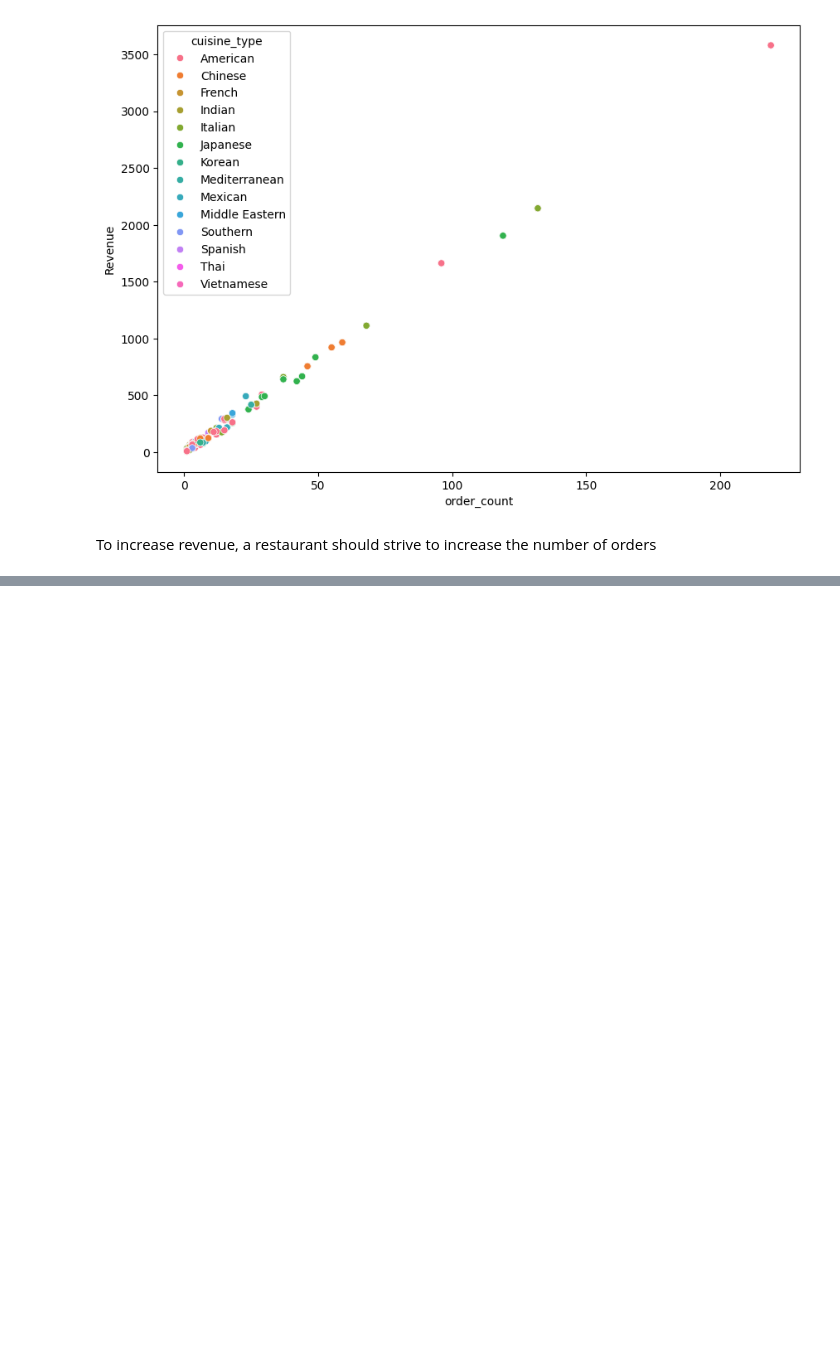
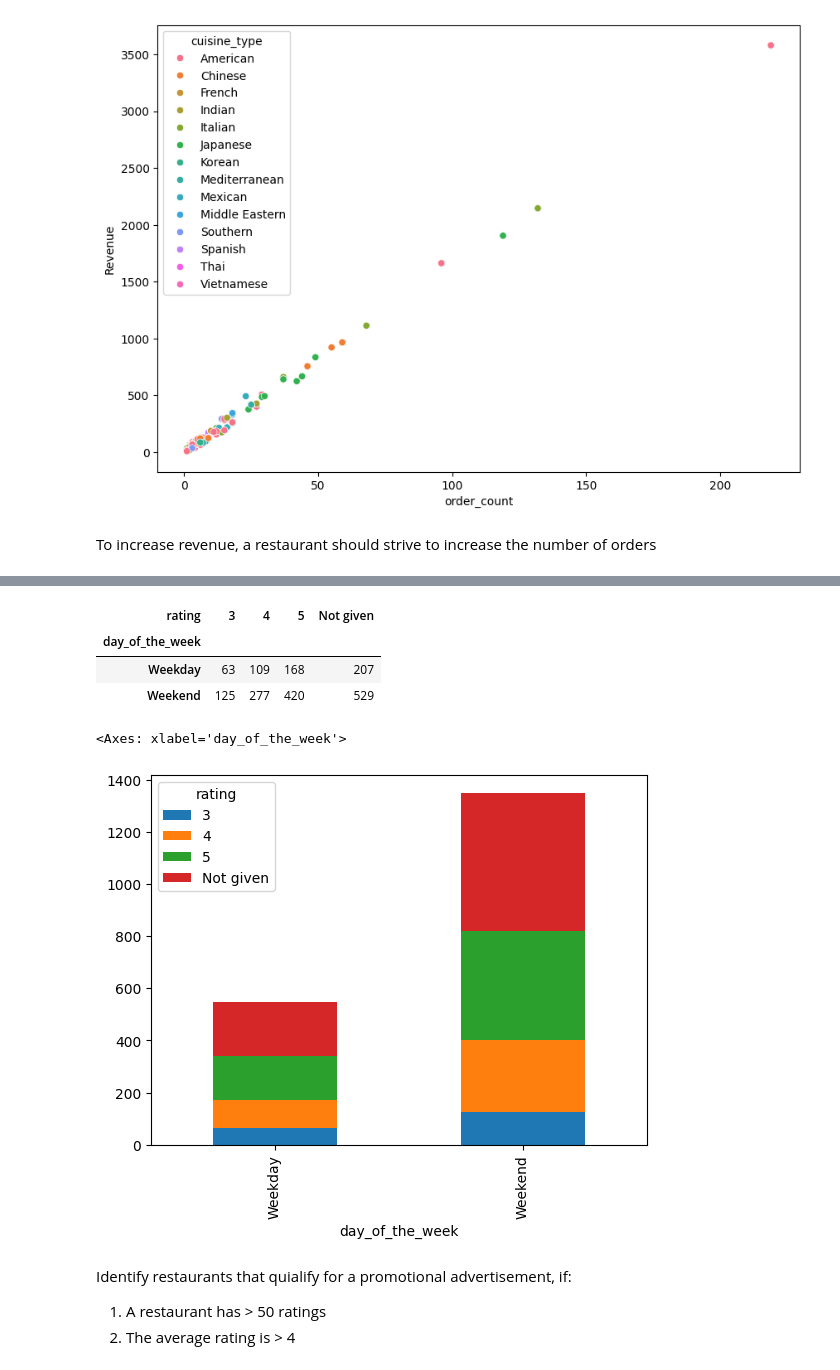
Before and after one commit to chemkemeimyers/PythonProjects, a Jupyter notebook: Refresh/Data_Exploration/FoodDataSetExploration.ipynb, the cells around one changed output, grey strips where cells are left out. Drawn from its saved outputs; the diff is of its cells as text; code cells hidden in the pictures; blank space fills up the shorter version.

```diff
--- a/Refresh/Data_Exploration/FoodDataSetExploration.ipynb
+++ b/Refresh/Data_Exploration/FoodDataSetExploration.ipynb
@@ -470,0 +488,17 @@ To increase revenue, a restaurant should strive to increase the number of orders
+# %%
+df_crosstab = pd.crosstab(df['day_of_the_week'], df['rating'])
+df_crosstab
+# %% [output]
+| rating | 3 | 4 | 5 | Not given |
+| day_of_the_week |  |  |  |  |
+| Weekday | 63 | 109 | 168 | 207 |
+| Weekend | 125 | 277 | 420 | 529 |
+# %%
+df_crosstab.plot(kind='bar', stacked=True)
+# %% [output]
+<Axes: xlabel='day_of_the_week'>
+[figure, added]
+# %% [markdown]
+Identify restaurants that quialify for a promotional advertisement, if:
+1. A restaurant has > 50 ratings
+2. The average rating is > 4
```
Also changed, not shown: parts of 36 cells of this notebook.
